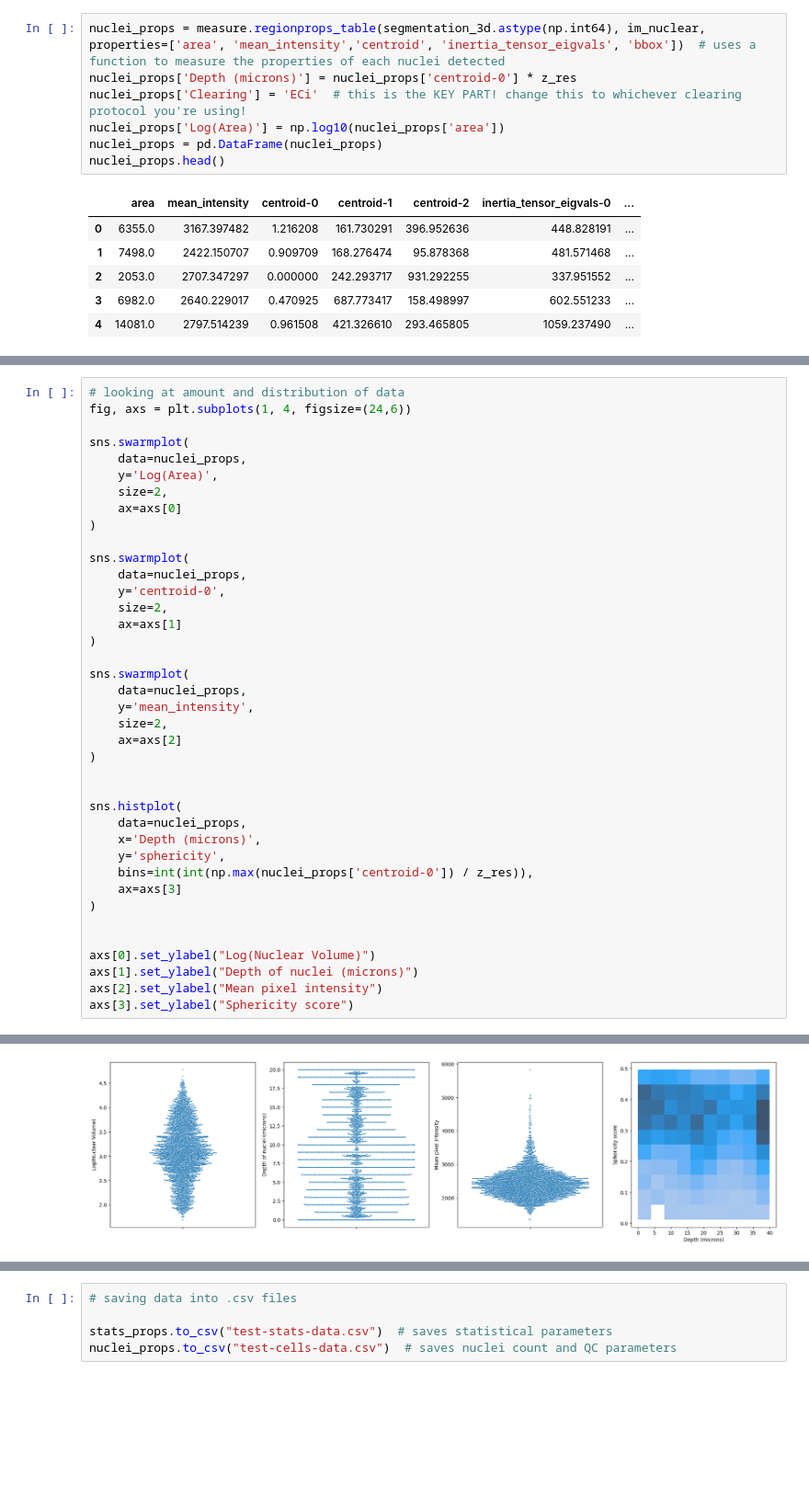
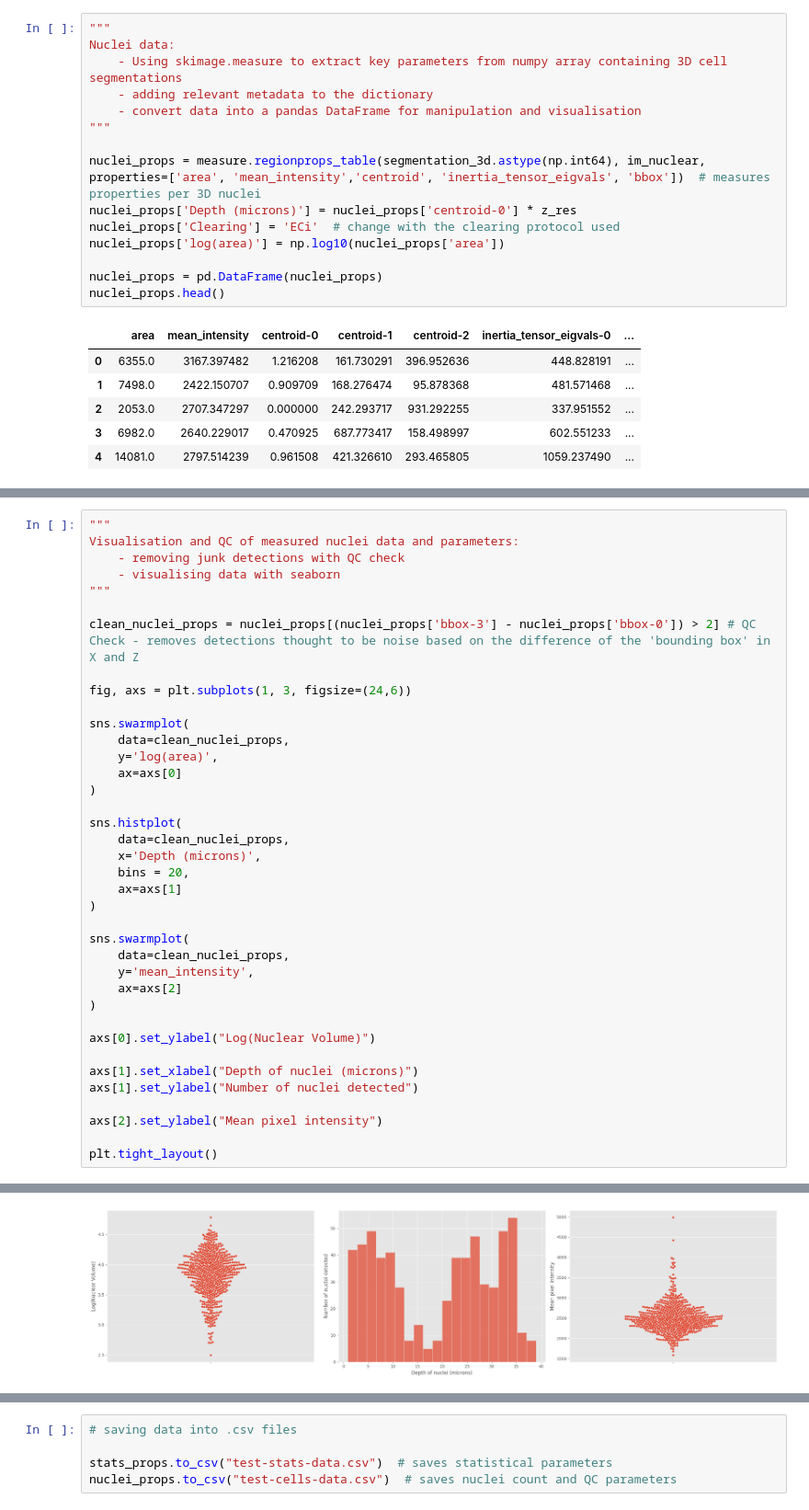
Before and after one commit to dbekat/clearing-efficacy, a Jupyter notebook: unified_analysis.ipynb, the cells around one changed output, grey strips where cells are left out. Shown at 92% size. Saved outputs shown, nothing was run; the diff lists cells and outputs as text; blank space fills up the shorter version.

Commit message:
clean code comments, remove sphericity QC, remove bulk data visualisation

```diff
--- a/unified_analysis.ipynb
+++ b/unified_analysis.ipynb
@@ -291,8 +257,16 @@ plt.tight_layout()
 # %%
-nuclei_props = measure.regionprops_table(segmentation_3d.astype(np.int64), im_nuclear, properties=['area', 'mean_intensity','centroid', 'inertia_tensor_eigvals', 'bbox'])  # uses a function to measure the properties of each nuclei detected
+"""
+Nuclei data:
+    - Using skimage.measure to extract key parameters from numpy array containing 3D cell segmentations
+    - adding relevant metadata to the dictionary
+    - convert data into a pandas DataFrame for manipulation and visualisation
+"""
+
+nuclei_props = measure.regionprops_table(segmentation_3d.astype(np.int64), im_nuclear, properties=['area', 'mean_intensity','centroid', 'inertia_tensor_eigvals', 'bbox'])  # measures properties per 3D nuclei
 nuclei_props['Depth (microns)'] = nuclei_props['centroid-0'] * z_res
-nuclei_props['Clearing'] = 'ECi'  # this is the KEY PART! change this to whichever clearing protocol you're using!
-nuclei_props['Log(Area)'] = np.log10(nuclei_props['area'])
+nuclei_props['Clearing'] = 'ECi'  # change with the clearing protocol used
+nuclei_props['log(area)'] = np.log10(nuclei_props['area'])
+
 nuclei_props = pd.DataFrame(nuclei_props)
 nuclei_props.head()
 # %% [output]
@@ -320,40 +279,39 @@ Range of sphericity values: [0.01 - 0.5]
 # %%
-# looking at amount and distribution of data
-fig, axs = plt.subplots(1, 4, figsize=(24,6))
+"""
+Visualisation and QC of measured nuclei data and parameters:
+    - removing junk detections with QC check
+    - visualising data with seaborn
+"""
+
+clean_nuclei_props = nuclei_props[(nuclei_props['bbox-3'] - nuclei_props['bbox-0']) > 2] # QC Check - removes detections thought to be noise based on the difference of the 'bounding box' in X and Z
+
+fig, axs = plt.subplots(1, 3, figsize=(24,6))
 
 sns.swarmplot(
-    data=nuclei_props,
-    y='Log(Area)',
-    size=2,
+    data=clean_nuclei_props,
+    y='log(area)',
     ax=axs[0]
 )
 
-sns.swarmplot(
-    data=nuclei_props,
-    y='centroid-0',
-    size=2,
+sns.histplot(
+    data=clean_nuclei_props,
+    x='Depth (microns)',
+    bins = 20,
     ax=axs[1]
 )
 
 sns.swarmplot(
-    data=nuclei_props,
+    data=clean_nuclei_props,
     y='mean_intensity',
-    size=2,
     ax=axs[2]
 )
 
+axs[0].set_ylabel("Log(Nuclear Volume)")
 
-sns.histplot(
-    data=nuclei_props,
-    x='Depth (microns)',
-    y='sphericity',
-    bins=int(int(np.max(nuclei_props['centroid-0']) / z_res)),
-    ax=axs[3]
-)
+axs[1].set_xlabel("Depth of nuclei (microns)")
+axs[1].set_ylabel("Number of nuclei detected")
 
+axs[2].set_ylabel("Mean pixel intensity")
 
-axs[0].set_ylabel("Log(Nuclear Volume)")
-axs[1].set_ylabel("Depth of nuclei (microns)")
-axs[2].set_ylabel("Mean pixel intensity")
-axs[3].set_ylabel("Sphericity score")
+plt.tight_layout()
 # %% [output]
@@ -363 +318 @@ categorical.py (3399): 10.6% of the points cannot be placed; you may want to dec
-[figure, old version]
+[figure, new version]
```
Also changed, not shown: parts of 36 cells of this notebook, 1 other file.
